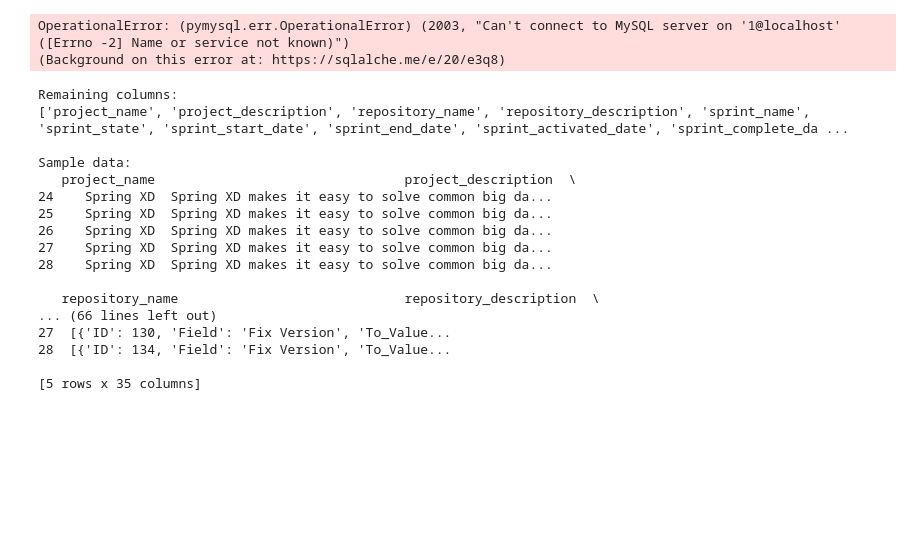
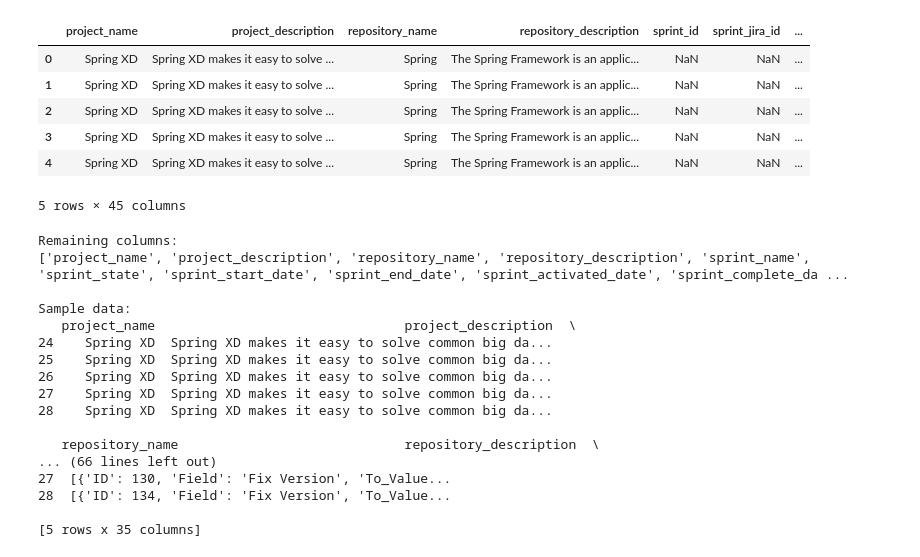
Before and after one commit to gardan4/AgenticRAG, a Jupyter notebook: AGENT/data/data_cleaning.ipynb, the cells around one changed output. Drawn from its saved outputs; the diff is of its cells as text; code cells hidden in the pictures; blank space fills up the shorter version.

```diff
--- a/AGENT/data/data_cleaning.ipynb
+++ b/AGENT/data/data_cleaning.ipynb
@@ -6,9 +6,9 @@ import urllib.parse
 import json
 
 # Format: mysql+pymysql://user:password@host/database
-password = urllib.parse.quote_plus(os.environ['MYSQL_PASSWORD'])
+password = urllib.parse.quote_plus("Marcmaud2001@1")
 engine = create_engine(
-    f"mysql+pymysql://root:{password}@localhost/tawos"
+    f"mysql+pymysql://root:{password}@localhost/tawosdb"
 )
 
 query = """
@@ -81,35 +81,40 @@ SELECT
       SELECT JSON_ARRAYAGG(
         JSON_OBJECT(
           'ID', ch.ID,
           'Field', ch.Field,
           'From_Value', ch.From_Value,
           'To_Value', ch.To_Value,
           'From_String', ch.From_String,
           'To_String', ch.To_String,
           'Change_Type', ch.Change_Type,
           'Creation_Date', ch.Creation_Date,
           'Author_ID', ch.Author_ID
         )
       )
       FROM Change_Log ch
       WHERE ch.Issue_ID = i.ID
     ) AS change_logs
 
 FROM Project p
 LEFT JOIN Repository r
     ON p.Repository_ID = r.ID
 LEFT JOIN Issue i
     ON i.Project_ID = p.ID
 LEFT JOIN Sprint s
     ON i.Sprint_ID = s.ID
 ;
 """
 
 df_query = pd.read_sql(query, con=engine)
 df_query.head()
 # %% [output]
+|  | project_name | project_description | repository_name | repository_description | sprint_id | sprint_jira_id | ... |
+| 0 | Spring XD | Spring XD makes it easy to solve ... | Spring | The Spring Framework is an applic... | NaN | NaN | ... |
+| 1 | Spring XD | Spring XD makes it easy to solve ... | Spring | The Spring Framework is an applic... | NaN | NaN | ... |
+| 2 | Spring XD | Spring XD makes it easy to solve ... | Spring | The Spring Framework is an applic... | NaN | NaN | ... |
+| 3 | Spring XD | Spring XD makes it easy to solve ... | Spring | The Spring Framework is an applic... | NaN | NaN | ... |
+| 4 | Spring XD | Spring XD makes it easy to solve ... | Spring | The Spring Framework is an applic... | NaN | NaN | ... |
-OperationalError: (pymysql.err.OperationalError) (2003, "Can't connect to MySQL server on '1@localhost' ([Errno -2] Name or service not known)")
-(Background on this error at: https://sqlalche.me/e/20/e3q8)
+5 rows × 45 columns
 # %%
 df = df_query
 # Convert JSON columns to Python objects
```
Also changed, not shown: parts of 3 cells of this notebook, 5 other files.
